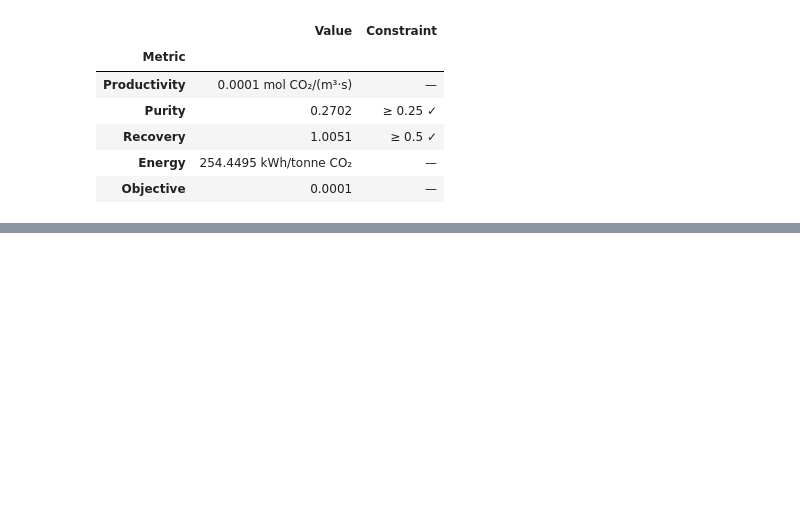
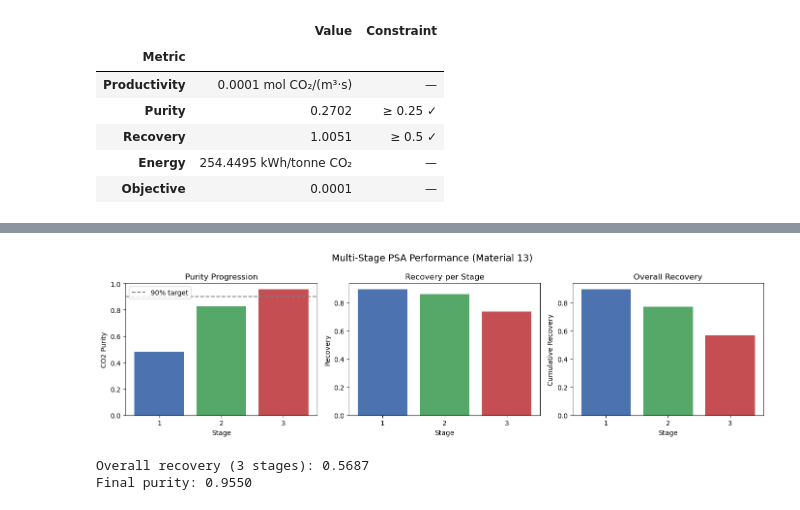
Before and after one commit to Haeyeon-Choi/PSA-Process-Project, a Jupyter notebook: psa_pyomo/psa_run.ipynb, the cells around one changed output, grey strips where cells are left out. Drawn from its saved outputs; the diff is of its cells as text; code cells hidden in the pictures; blank space fills up the shorter version.

```diff
--- a/psa_pyomo/psa_run.ipynb
+++ b/psa_pyomo/psa_run.ipynb
@@ -511,0 +576,39 @@ perf
+# %%
+fig, axes = plt.subplots(1, 3, figsize=(14, 4))
+fig.suptitle("Multi-Stage PSA Performance (Material 13)", fontsize=14)
+
+stage_nums = [s["stage"] for s in stages]
+
+# Purity progression
+ax = axes[0]
+ax.bar(stage_nums, [s["purity"] for s in stages], color=["#4C72B0", "#55A868", "#C44E52"])
+ax.axhline(0.90, linestyle="--", color="gray", label="90% target")
+ax.set_xlabel("Stage"); ax.set_ylabel("CO2 Purity")
+ax.set_title("Purity Progression"); ax.legend(); ax.set_xticks(stage_nums)
+
+# Recovery
+ax = axes[1]
+ax.bar(stage_nums, [s["recovery"] for s in stages], color=["#4C72B0", "#55A868", "#C44E52"])
+ax.set_xlabel("Stage"); ax.set_ylabel("Recovery")
+ax.set_title("Recovery per Stage"); ax.set_xticks(stage_nums)
+
+# Cumulative recovery
+cumulative_recovery = []
+cr = 1.0
+for s in stages:
+    cr *= s["recovery"]
+    cumulative_recovery.append(cr)
+ax = axes[2]
+ax.bar(stage_nums, cumulative_recovery, color=["#4C72B0", "#55A868", "#C44E52"])
+ax.set_xlabel("Stage"); ax.set_ylabel("Cumulative Recovery")
+ax.set_title("Overall Recovery"); ax.set_xticks(stage_nums)
+
+plt.tight_layout()
+plt.show()
+
+print(f"Overall recovery (3 stages): {cumulative_recovery[-1]:.4f}")
+print(f"Final purity: {stages[-1]['purity']:.4f}")
+# %% [output]
+[figure, added]
+Overall recovery (3 stages): 0.5687
+Final purity: 0.9550
```
Also changed, not shown: parts of 3 cells of this notebook, 2 other files.
